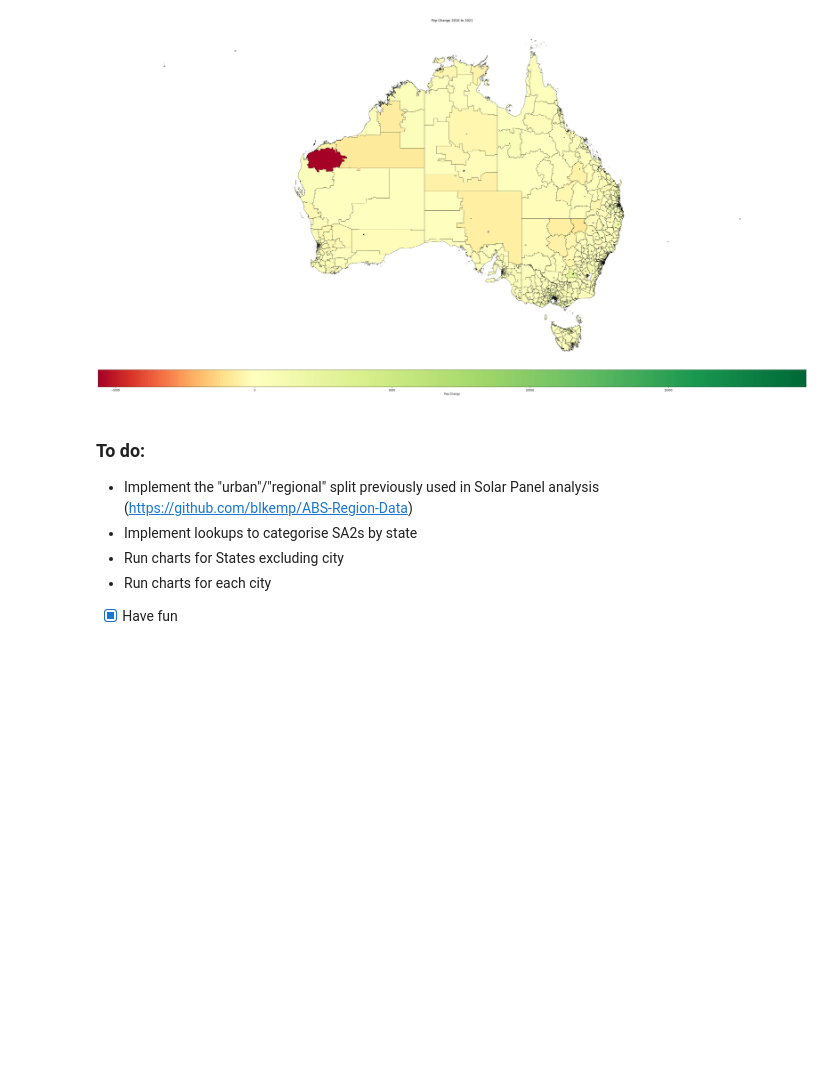
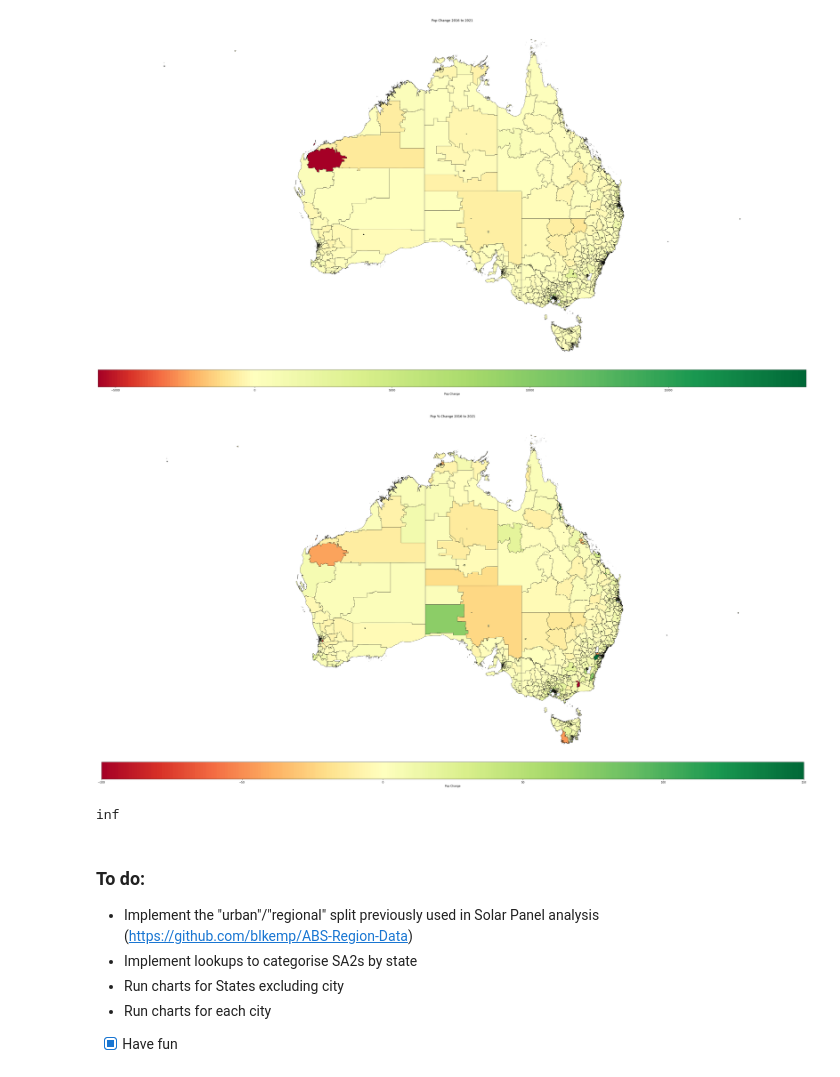
Before and after one commit to blkemp/CensusMapCharts, a Jupyter notebook: Census Choropleth.ipynb, the cells around one changed output. Cells and saved outputs as stored; diff of their text form; code cells hidden in the pictures; blank space fills up the shorter version.

```diff
--- a/Census Choropleth.ipynb
+++ b/Census Choropleth.ipynb
@@ -178,6 +188,42 @@ plt.tight_layout()
 plt.show()
 # %% [output]
 [figure]
+# %%
+# Plot a static choropleth using matplotlib functionality. Note because of the size you need to click on the image to zoom in.
+tdf = df_merged.copy()
+tdf['Change_pc'] = tdf['Change_pc']*100
+
+fig, ax = plt.subplots(1, figsize=(50,20))
+
+# make the color bar be centered at zero, manually crafted vmax at 150% based on above head query (step 20)
+norm = TwoSlopeNorm(vcenter=0, vmin = tdf['Change_pc'].min(), vmax = 150)
+
+# legend scaling so it is the same size as the map
+divider = make_axes_locatable(ax)
+cax = divider.append_axes("bottom", size="5%", pad=0.1)
+
+# Plot
+tdf.plot(column='Change_pc', cmap='RdYlGn',
+         ax=ax, cax=cax, norm = norm, legend=True,
+         legend_kwds={'label': "Pop Change", 'orientation' : 'horizontal'},
+         edgecolor='black', linewidth=0.5)
+
+# Plot Aesthetics
+ax.set_title('Pop % Change 2016 to 2021')
+ax.spines['top'].set_visible(False)
+ax.spines['right'].set_visible(False)
+ax.spines['bottom'].set_visible(False)
+ax.spines['left'].set_visible(False)
+ax.axes.xaxis.set_visible(False)
+ax.axes.yaxis.set_visible(False)
+plt.tight_layout()
+plt.show()
+# %% [output]
+[figure, added]
+# %%
+tdf['Change_pc'].max()
+# %% [output]
+inf
 # %% [markdown]
 ### To do:
 - Implement the "urban"/"regional" split previously used in Solar Panel analysis (https://github.com/blkemp/ABS-Region-Data)
```
Also changed, not shown: parts of 6 cells of this notebook.
